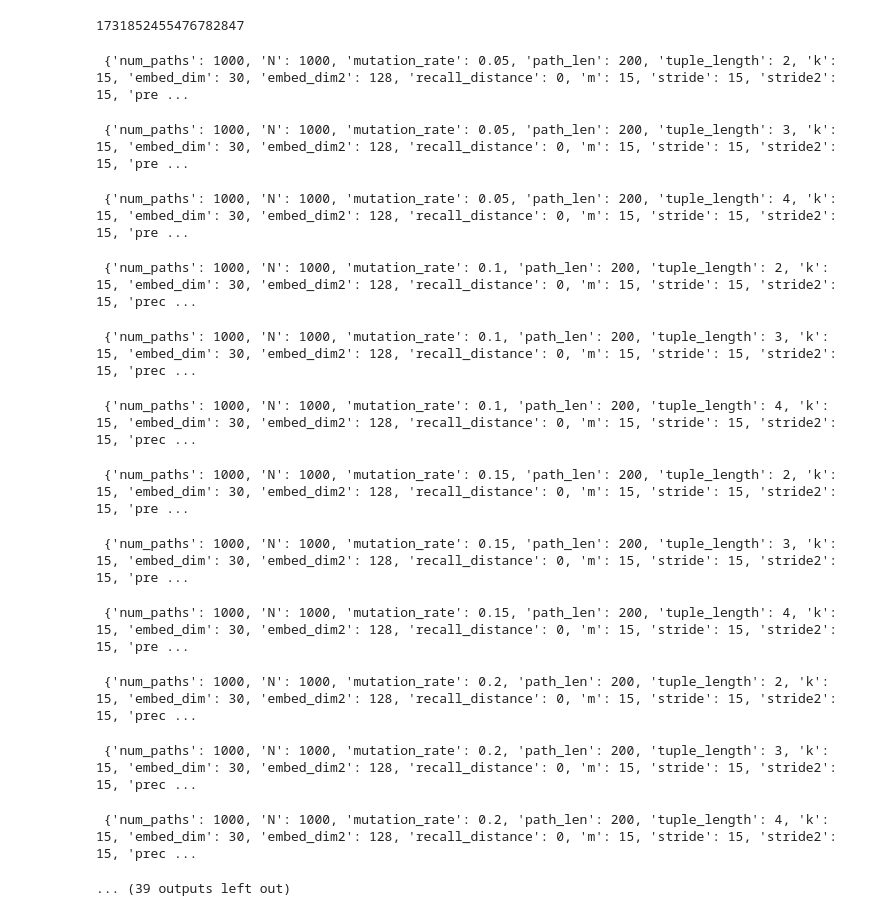
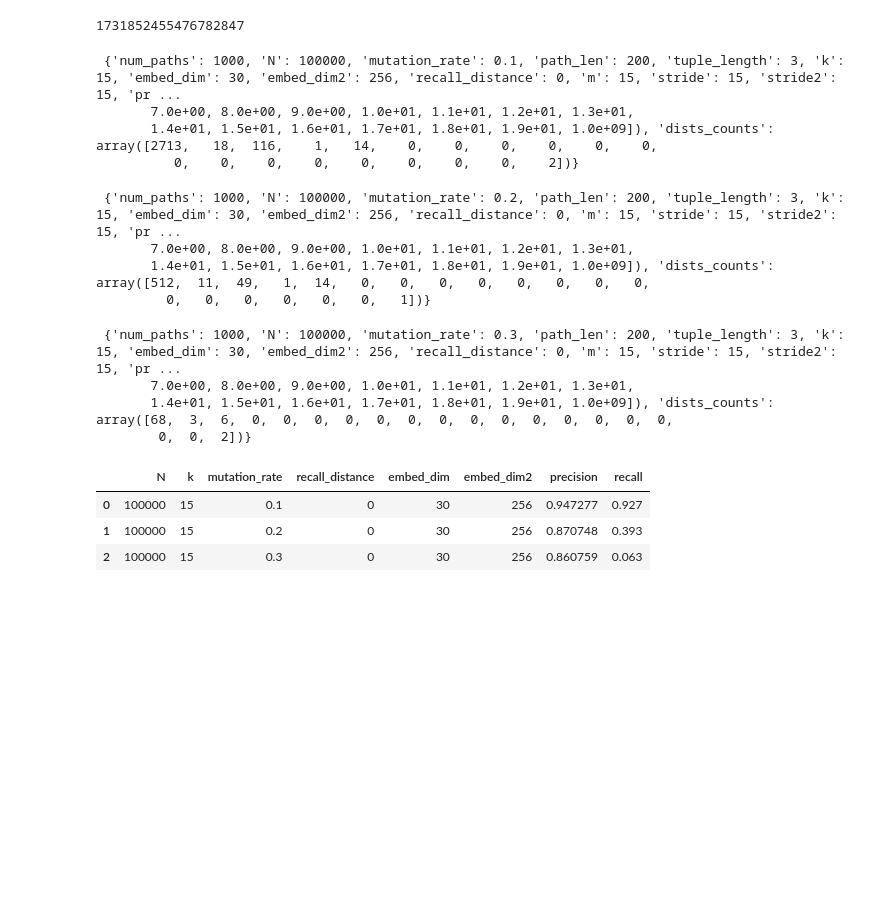
Before and after one commit to alexandrumeterez/sketchyseqs, a Jupyter notebook: SketchySeqs.ipynb, the cells around one changed output. Saved outputs shown, nothing was run; the diff lists cells and outputs as text; code cells hidden in the pictures; blank space fills up the shorter version.

```diff
--- a/SketchySeqs.ipynb
+++ b/SketchySeqs.ipynb
@@ -309,26 +309,27 @@ def dict_configs(d):
     for vcomb in product(*d.values()):
         yield dict(zip(d.keys(), vcomb))
 # %%
+alphabet = np.array(['A', 'C', 'T', 'G'])
 
-alphabet = ['A', 'C', 'T', 'G']
+results = []
+
 w = 15
 
 config_grid = dict(
     num_paths = 1000,
-    N = [1000, 10000, 100000],
-    mutation_rate = [ 0.05, 0.1, .15, .2, .25, 0.3],
+    N = [ 100000],
+    mutation_rate = [ 0.1, .2, 0.3],
     path_len = 200,
-    tuple_length = [2,3,4, 5],
+    tuple_length = [3],
     k=w,
     embed_dim=[30],
-    embed_dim2=[2**7],
-    recall_distance = 1,
+    embed_dim2=[2**8],
+    recall_distance = 0,
     m = w,
     stride = [w],
     stride2 = [ w],
 )
 
-results = []
 for conf in dict_configs(config_grid):
     N = conf['N']
     k = conf['k']
@@ -343,13 +344,14 @@ for conf in dict_configs(config_grid):
     embed_dim = conf['embed_dim']
     embed_dim2 = conf['embed_dim2']
 
-    seqv = np.random.choice(alphabet, N)
+    seqInt = np.random.randint(0,len(alphabet), (N))
+    seqv = alphabet[seqInt]
     seq = ''.join(seqv)
     sketcher = DTS(t=tuple_length, D=embed_dim, D2=embed_dim2, A=len(alphabet))
 
     # Change this to use TSS!
-    mmers = [seqv[i:i+m] for i in range(N - m + 1)]
-    mmer_sketches = get_discrete_mmer_sketches(mmers, N, m, alphabet, G, sketcher)
+    mmers = [seqInt[i:i+m] for i in range(N - m + 1)]
+    mmer_sketches = sketcher.sketch(mmers)
     sketches = get_kmer_sketches(mmer_sketches, N, k, m, stride, embed_dim2,stride2)
     lut = build_lookup(sketches, stride2)
 
@@ -357,53 +359,62 @@ for conf in dict_configs(config_grid):
     recall = np.array([False for _ in range(num_paths)])
     hits = np.array([0 for _ in range(num_paths)])
     tp = np.array([0 for _ in range(num_paths)])
+    dists = []
     num_found_hits = 0
     hits_out_of_total = ([0 for _ in range(num_paths)])
 
     for i, path in enumerate(tqdm(paths)):
         reference, query, node_path = path
-        query_mmers = [query[j:j+m] for j in range(len(query) - m + 1)]
-        query_mmer_sketches = get_discrete_mmer_sketches(query_mmers, len(query), m, alphabet, G, sketcher)
+        queryInt = convert(query, alphabet)
+        query_mmers = [queryInt[j:j+m] for j in range(len(query) - m + 1)]
+        query_mmer_sketches = sketcher.sketch(query_mmers)
         query_sketches = get_kmer_sketches(query_mmer_sketches, len(query), k, m, stride, embed_dim2,stride2=1)
 
         # Lookup
         for qi,query_sketch in enumerate(query_sketches):
             if query_sketch not in lut:
                 continue
             for node in lut[query_sketch]: # for each node j in the matches
                 hits[i] += 1 # count a hit
                 ri = (node-node_path[0]) # relative node location to reference head
                 d1 = editdistance.eval(reference[:ri], query[:qi])
                 d2 = editdistance.eval(reference[ri:], query[qi:])
                 d = editdistance.eval(reference, query)
+                dists.append(d1+d2-d)
                 if(  d1+d2 <= d + recall_distance):
                     tp[i] += 1
                     recall[i] = 1
 
         hits_out_of_total[i] = hits[i] / (N - k + 1)
     seqs_that_hit = np.argwhere(hits > 0)
+    counts,bins = np.histogram(dists,bins=list(range(10))+[1e9]);
     conf['precision'] = np.sum(tp) / np.sum(hits)
     conf['recall'] = np.mean(recall)
     conf['brute_force'] = np.sum(hits_out_of_total) / len(seqs_that_hit)
+    conf['dists_bins'] = bins[:-1]
+    conf['dists_counts'] = counts
     results.append(conf)
     print('\n',conf)
 
 df = pd.DataFrame(results)
-df[['N','mutation_rate','recall_distance','embed_dim','embed_dim2','precision','recall']]
+df[['N','k','mutation_rate','recall_distance','embed_dim','embed_dim2','precision','recall']]
 # %% [output]
- {'num_paths': 1000, 'N': 1000, 'mutation_rate': 0.05, 'path_len': 200, 'tuple_length': 2, 'k': 15, 'embed_dim': 30, 'embed_dim2': 128, 'recall_distance': 0, 'm': 15, 'stride': 15, 'stride2': 15, 'pre ...
+ {'num_paths': 1000, 'N': 100000, 'mutation_rate': 0.1, 'path_len': 200, 'tuple_length': 3, 'k': 15, 'embed_dim': 30, 'embed_dim2': 256, 'recall_distance': 0, 'm': 15, 'stride': 15, 'stride2': 15, 'pr ...
+       7.0e+00, 8.0e+00, 9.0e+00, 1.0e+01, 1.1e+01, 1.2e+01, 1.3e+01,
+       1.4e+01, 1.5e+01, 1.6e+01, 1.7e+01, 1.8e+01, 1.9e+01, 1.0e+09]), 'dists_counts': array([2713,   18,  116,    1,   14,    0,    0,    0,    0,    0,    0,
+          0,    0,    0,    0,    0,    0,    0,    0,    2])}
- {'num_paths': 1000, 'N': 1000, 'mutation_rate': 0.05, 'path_len': 200, 'tuple_length': 3, 'k': 15, 'embed_dim': 30, 'embed_dim2': 128, 'recall_distance': 0, 'm': 15, 'stride': 15, 'stride2': 15, 'pre ...
+ {'num_paths': 1000, 'N': 100000, 'mutation_rate': 0.2, 'path_len': 200, 'tuple_length': 3, 'k': 15, 'embed_dim': 30, 'embed_dim2': 256, 'recall_distance': 0, 'm': 15, 'stride': 15, 'stride2': 15, 'pr ...
+       7.0e+00, 8.0e+00, 9.0e+00, 1.0e+01, 1.1e+01, 1.2e+01, 1.3e+01,
+       1.4e+01, 1.5e+01, 1.6e+01, 1.7e+01, 1.8e+01, 1.9e+01, 1.0e+09]), 'dists_counts': array([512,  11,  49,   1,  14,   0,   0,   0,   0,   0,   0,   0,   0,
+         0,   0,   0,   0,   0,   0,   1])}
- {'num_paths': 1000, 'N': 1000, 'mutation_rate': 0.05, 'path_len': 200, 'tuple_length': 4, 'k': 15, 'embed_dim': 30, 'embed_dim2': 128, 'recall_distance': 0, 'm': 15, 'stride': 15, 'stride2': 15, 'pre ...
+ {'num_paths': 1000, 'N': 100000, 'mutation_rate': 0.3, 'path_len': 200, 'tuple_length': 3, 'k': 15, 'embed_dim': 30, 'embed_dim2': 256, 'recall_distance': 0, 'm': 15, 'stride': 15, 'stride2': 15, 'pr ...
+       7.0e+00, 8.0e+00, 9.0e+00, 1.0e+01, 1.1e+01, 1.2e+01, 1.3e+01,
+       1.4e+01, 1.5e+01, 1.6e+01, 1.7e+01, 1.8e+01, 1.9e+01, 1.0e+09]), 'dists_counts': array([68,  3,  6,  0,  0,  0,  0,  0,  0,  0,  0,  0,  0,  0,  0,  0,  0,
+        0,  0,  2])}
- {'num_paths': 1000, 'N': 1000, 'mutation_rate': 0.1, 'path_len': 200, 'tuple_length': 2, 'k': 15, 'embed_dim': 30, 'embed_dim2': 128, 'recall_distance': 0, 'm': 15, 'stride': 15, 'stride2': 15, 'prec ...
- {'num_paths': 1000, 'N': 1000, 'mutation_rate': 0.1, 'path_len': 200, 'tuple_length': 3, 'k': 15, 'embed_dim': 30, 'embed_dim2': 128, 'recall_distance': 0, 'm': 15, 'stride': 15, 'stride2': 15, 'prec ...
- {'num_paths': 1000, 'N': 1000, 'mutation_rate': 0.1, 'path_len': 200, 'tuple_length': 4, 'k': 15, 'embed_dim': 30, 'embed_dim2': 128, 'recall_distance': 0, 'm': 15, 'stride': 15, 'stride2': 15, 'prec ...
- {'num_paths': 1000, 'N': 1000, 'mutation_rate': 0.15, 'path_len': 200, 'tuple_length': 2, 'k': 15, 'embed_dim': 30, 'embed_dim2': 128, 'recall_distance': 0, 'm': 15, 'stride': 15, 'stride2': 15, 'pre ...
- {'num_paths': 1000, 'N': 1000, 'mutation_rate': 0.15, 'path_len': 200, 'tuple_length': 3, 'k': 15, 'embed_dim': 30, 'embed_dim2': 128, 'recall_distance': 0, 'm': 15, 'stride': 15, 'stride2': 15, 'pre ...
- {'num_paths': 1000, 'N': 1000, 'mutation_rate': 0.15, 'path_len': 200, 'tuple_length': 4, 'k': 15, 'embed_dim': 30, 'embed_dim2': 128, 'recall_distance': 0, 'm': 15, 'stride': 15, 'stride2': 15, 'pre ...
- {'num_paths': 1000, 'N': 1000, 'mutation_rate': 0.2, 'path_len': 200, 'tuple_length': 2, 'k': 15, 'embed_dim': 30, 'embed_dim2': 128, 'recall_distance': 0, 'm': 15, 'stride': 15, 'stride2': 15, 'prec ...
- {'num_paths': 1000, 'N': 1000, 'mutation_rate': 0.2, 'path_len': 200, 'tuple_length': 3, 'k': 15, 'embed_dim': 30, 'embed_dim2': 128, 'recall_distance': 0, 'm': 15, 'stride': 15, 'stride2': 15, 'prec ...
- {'num_paths': 1000, 'N': 1000, 'mutation_rate': 0.2, 'path_len': 200, 'tuple_length': 4, 'k': 15, 'embed_dim': 30, 'embed_dim2': 128, 'recall_distance': 0, 'm': 15, 'stride': 15, 'stride2': 15, 'prec ...
-... (39 outputs left out)
+|  | N | k | mutation_rate | recall_distance | embed_dim | embed_dim2 | precision | recall |
+| 0 | 100000 | 15 | 0.1 | 0 | 30 | 256 | 0.947277 | 0.927 |
+| 1 | 100000 | 15 | 0.2 | 0 | 30 | 256 | 0.870748 | 0.393 |
+| 2 | 100000 | 15 | 0.3 | 0 | 30 | 256 | 0.860759 | 0.063 |
 # %%
 import seaborn as sns
 import plotly.express as px
```
Also changed, not shown: parts of 5 cells of this notebook.
